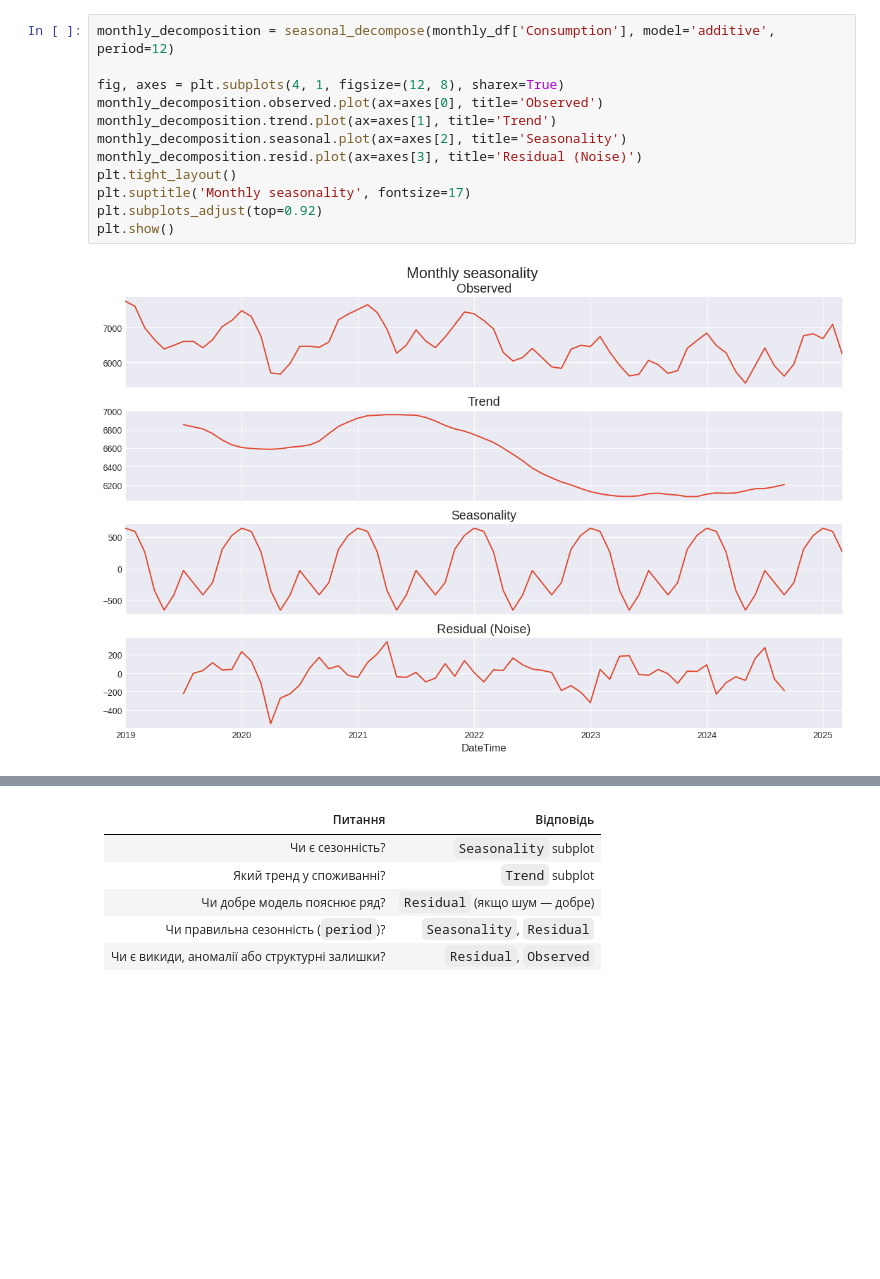
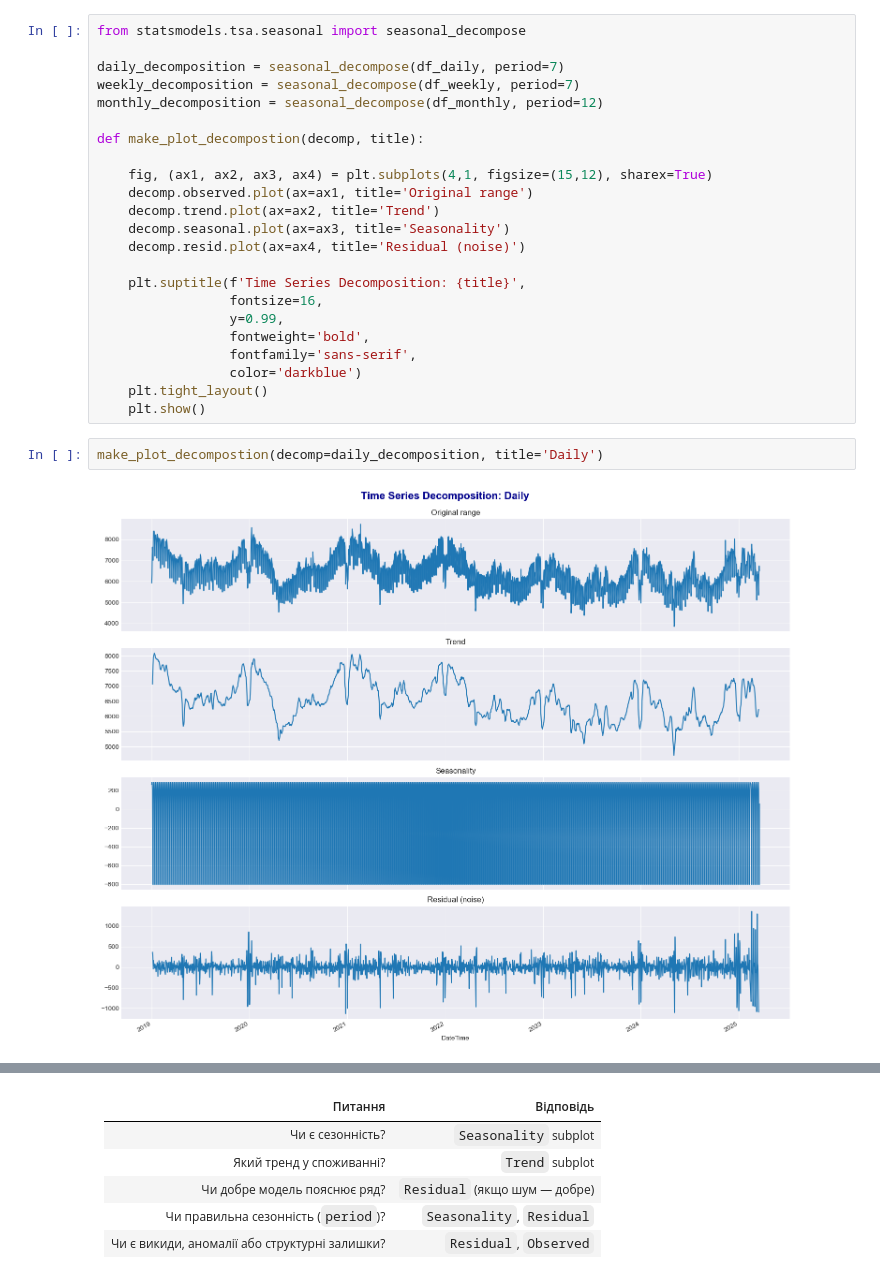
Before and after one commit to vpleshko-lab/camp-tasks, a Jupyter notebook: lesson_23.ipynb, the cells around one changed output, grey strips where cells are left out. Drawn from its saved outputs; the diff is of its cells as text; blank space fills up the shorter version.

```diff
--- a/lesson_23.ipynb
+++ b/lesson_23.ipynb
@@ -170,14 +190,27 @@ plt.show()
-# %%
-monthly_decomposition = seasonal_decompose(monthly_df['Consumption'], model='additive', period=12)
-
-fig, axes = plt.subplots(4, 1, figsize=(12, 8), sharex=True)
-monthly_decomposition.observed.plot(ax=axes[0], title='Observed')
-monthly_decomposition.trend.plot(ax=axes[1], title='Trend')
-monthly_decomposition.seasonal.plot(ax=axes[2], title='Seasonality')
-monthly_decomposition.resid.plot(ax=axes[3], title='Residual (Noise)')
-plt.tight_layout()
-plt.suptitle('Monthly seasonality', fontsize=17)
-plt.subplots_adjust(top=0.92)
-plt.show()
-# %% [output]
-[figure, removed]
+# %%
+from statsmodels.tsa.seasonal import seasonal_decompose
+
+daily_decomposition = seasonal_decompose(df_daily, period=7)
+weekly_decomposition = seasonal_decompose(df_weekly, period=7)
+monthly_decomposition = seasonal_decompose(df_monthly, period=12)
+
+def make_plot_decompostion(decomp, title):
+
+    fig, (ax1, ax2, ax3, ax4) = plt.subplots(4,1, figsize=(15,12), sharex=True)
+    decomp.observed.plot(ax=ax1, title='Original range')
+    decomp.trend.plot(ax=ax2, title='Trend')
+    decomp.seasonal.plot(ax=ax3, title='Seasonality')
+    decomp.resid.plot(ax=ax4, title='Residual (noise)')
+
+    plt.suptitle(f'Time Series Decomposition: {title}',
+                 fontsize=16,
+                 y=0.99,
+                 fontweight='bold',
+                 fontfamily='sans-serif',
+                 color='darkblue')
+    plt.tight_layout()
+    plt.show()
+# %%
+make_plot_decompostion(decomp=daily_decomposition, title='Daily')
+# %% [output]
+[figure, added]
```
Also changed, not shown: parts of 64 cells of this notebook.
